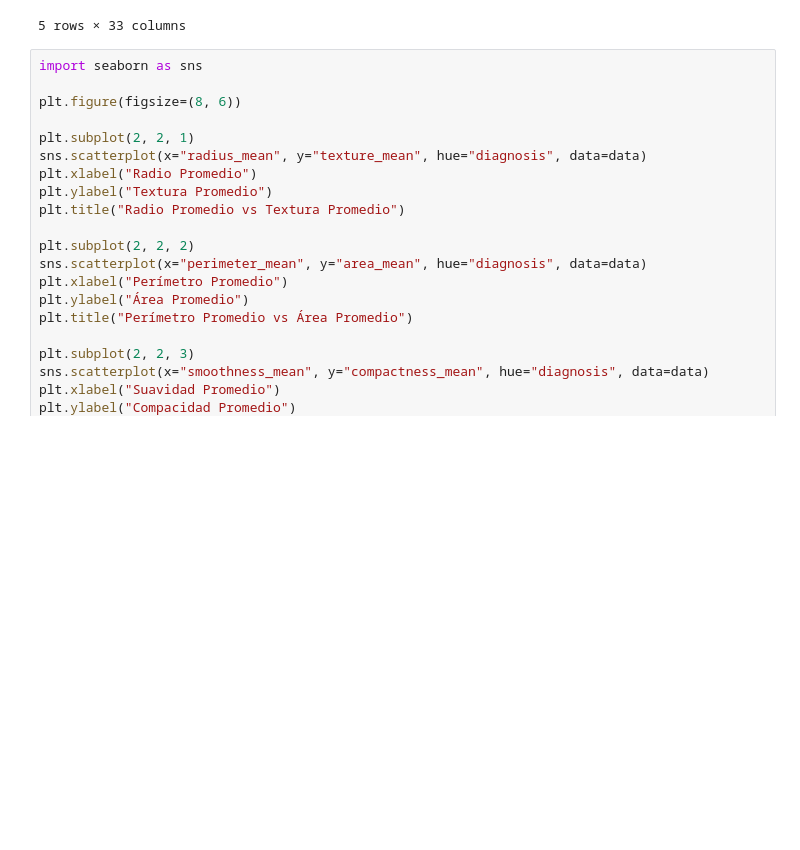
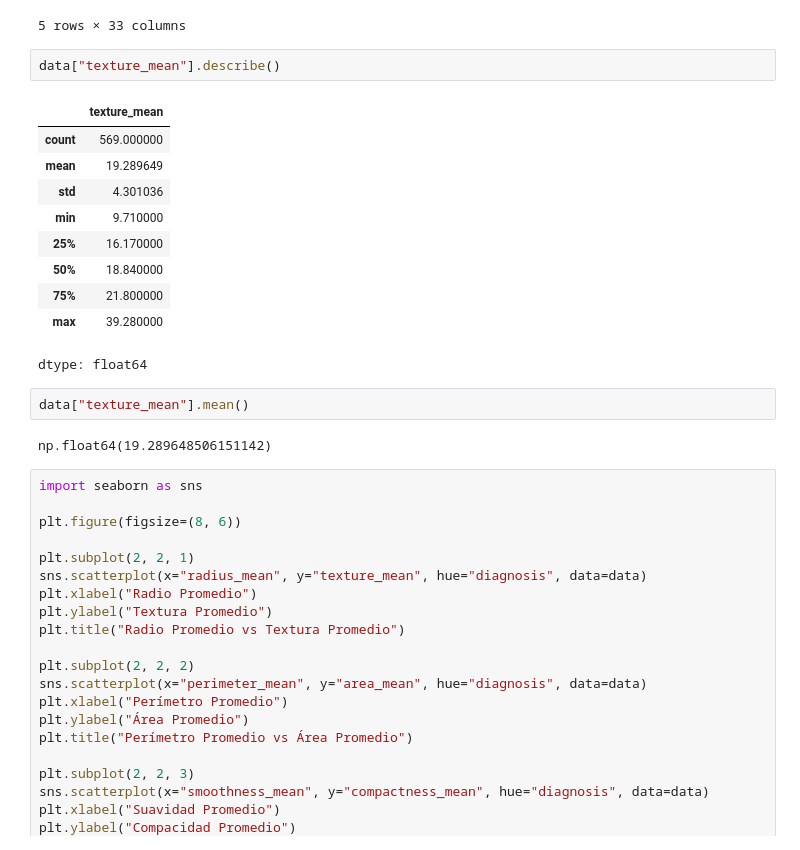
Before and after one commit to Mcps40/Dunder, a Jupyter notebook: data_Cancer.ipynb, the cells around one changed output. Cells and saved outputs as stored; diff of their text form; blank space fills up the shorter version.

```diff
--- a/data_Cancer.ipynb
+++ b/data_Cancer.ipynb
@@ -126,6 +112,23 @@ data.head()
 | 3 | 84348301 | M | 11.42 | 20.38 | 77.58 | 386.1 | 0.14250 | ... |
 | 4 | 84358402 | M | 20.29 | 14.34 | 135.10 | 1297.0 | 0.10030 | ... |
 5 rows × 33 columns
+# %%
+data["texture_mean"].describe()
+# %% [output]
+|  | texture_mean |
+| count | 569.000000 |
+| mean | 19.289649 |
+| std | 4.301036 |
+| min | 9.710000 |
+| 25% | 16.170000 |
+| 50% | 18.840000 |
+| 75% | 21.800000 |
+| max | 39.280000 |
+dtype: float64
+# %%
+data["texture_mean"].mean()
+# %% [output]
+np.float64(19.289648506151142)
 # %%
 import seaborn as sns
 
```
Also changed, not shown: parts of 9 cells of this notebook.
